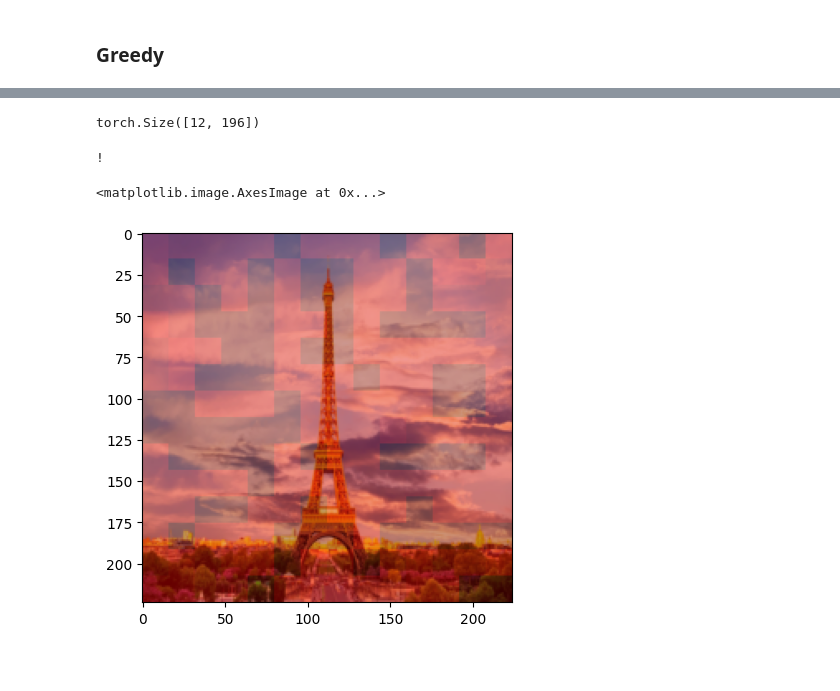
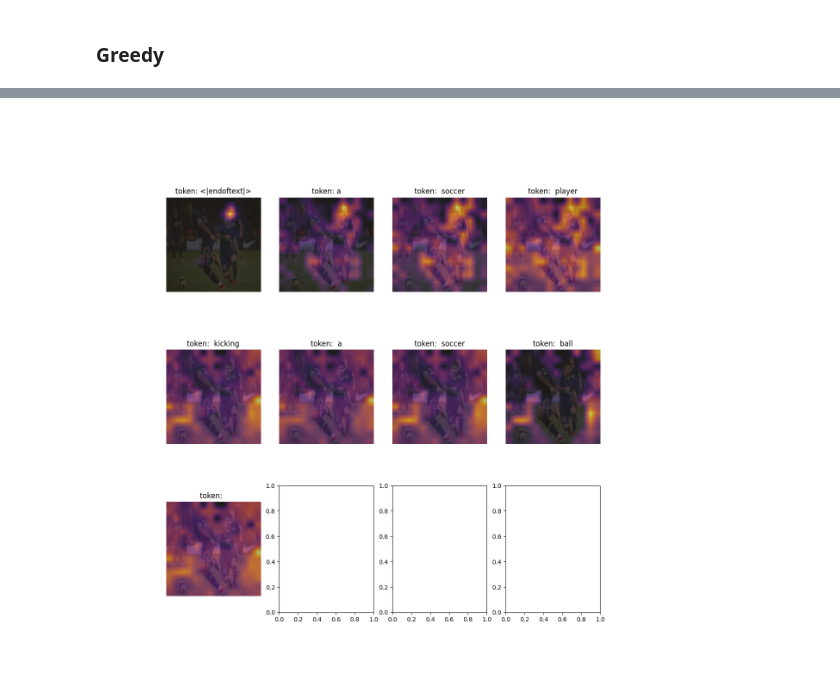
Before and after one commit to vedant-jumle/VIT_region_approx, a Jupyter notebook: hugging-test.ipynb, the cells around one changed output, grey strips where cells are left out. Saved outputs shown, nothing was run; the diff lists cells and outputs as text; code cells hidden in the pictures; blank space fills up the shorter version.

```diff
--- a/hugging-test.ipynb
+++ b/hugging-test.ipynb
@@ -374,46 +359,0 @@ plt.show()
-# %%
-torch.Tensor(attention_scores).reshape(num_heads, -1).shape
-# %% [output]
-torch.Size([12, 196])
-# %%
-test_idx = 3
-sampled = sampled_ids[7:]
-token = sampled[test_idx]
-print(tokenizer.decode(token))
-
-test_attention = attention_weights[test_idx]
-image_size = 224
-patch_size = 16
-
-num_layers, num_heads, num_tokens, num_patches = test_attention.shape
-num_patches_one_axis = np.sqrt(num_patches).astype(int)
-
-# Initialize heatmap with zeros
-heatmap = np.zeros((image_size, image_size))
-
-reshaped_attention_map = einops.rearrange(test_attention[:, :, :, 1:], 'l h t (a b) -> l h t a b', a=num_patches_one_axis, b=num_patches_one_axis)
-mean_over_heads = np.mean(reshaped_attention_map, axis=1)
-
-heatmap_over_heads = np.kron(mean_over_heads, np.ones((patch_size, patch_size)))
-# heatmap_over_tokens = np.mean(heatmap_over_heads, axis=1)
-
-average_attention = heatmap_over_heads[-1, -1]
-
-# average_attention = heatmap_over_tokens[-1]
-
-colormap = plt.get_cmap('hot')
-heatmap = (colormap(average_attention))[:,:,:3]
-
-image_pixels = pixel_values[0].cpu().numpy()
-image_array = image_pixels.T
-image_array = (((image_array + 1)/2)*255).astype(np.uint8)
-image_array = np.array(cv2.rotate(image_array, cv2.ROTATE_90_CLOCKWISE))
-base_image = Image.fromarray(image_array)
-
-boosted_heatmap = 1-boost_contrast(heatmap, p=2)
-
-plt.imshow(cv2.addWeighted((boosted_heatmap*255).astype(int), 0.4, image_array.astype(int), 0.6, 0))
-# %% [output]
-!
-<matplotlib.image.AxesImage at 0x...>
-[figure, removed]
@@ -419,0 +396,15 @@ plt.imshow(cv2.addWeighted((boosted_heatmap*255).astype(int), 0.4, image_array.a
+# %%
+def fig2img(fig):
+    """Convert a Matplotlib figure to a PIL Image and return it"""
+    import io
+    buf = io.BytesIO()
+    fig.savefig(buf)
+    buf.seek(0)
+    img = Image.open(buf)
+    return img
+# %%
+figure = fig2img(fig)
+# %%
+figure
+# %% [output]
+[figure, added]
```
Also changed, not shown: parts of 14 cells of this notebook, 2 other files.
